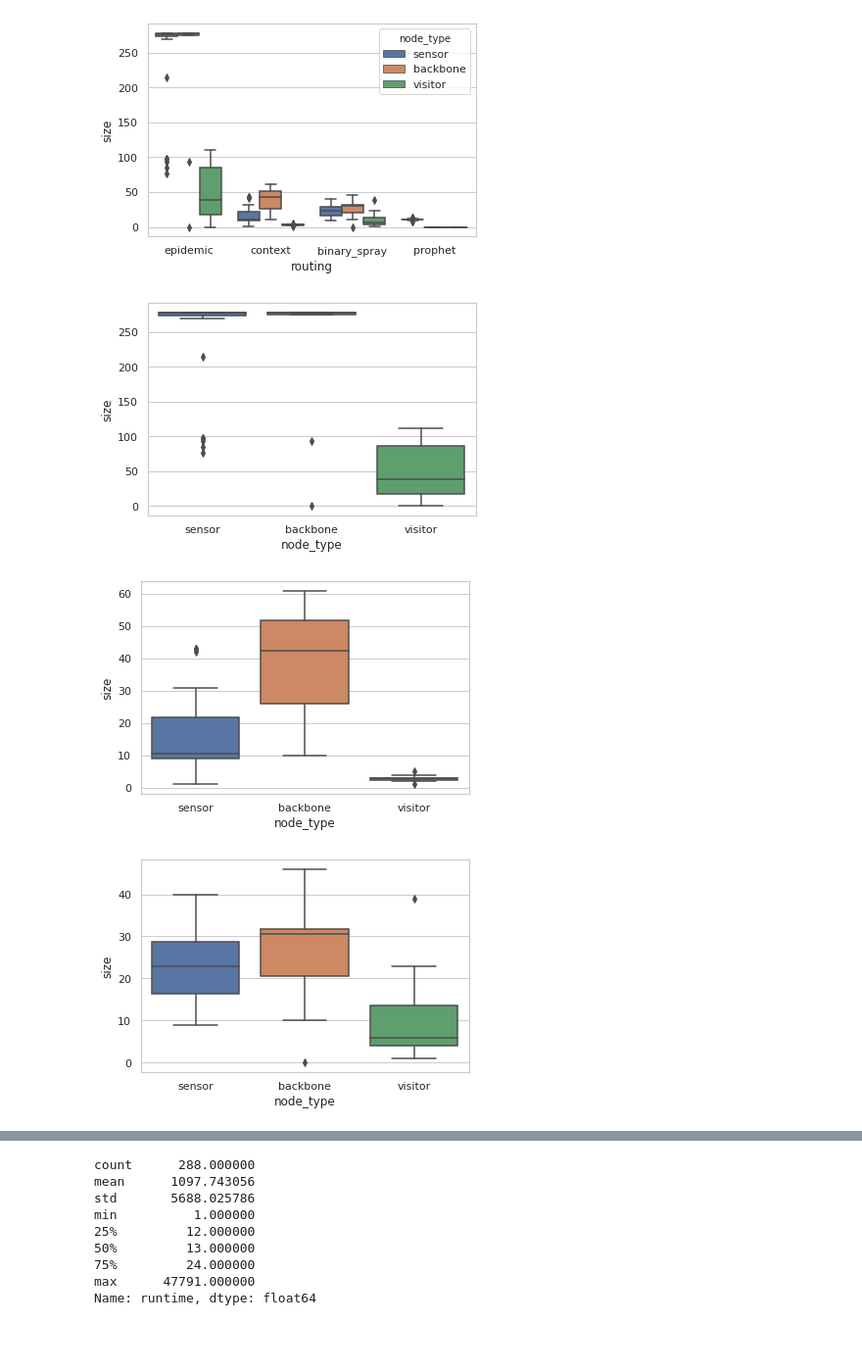
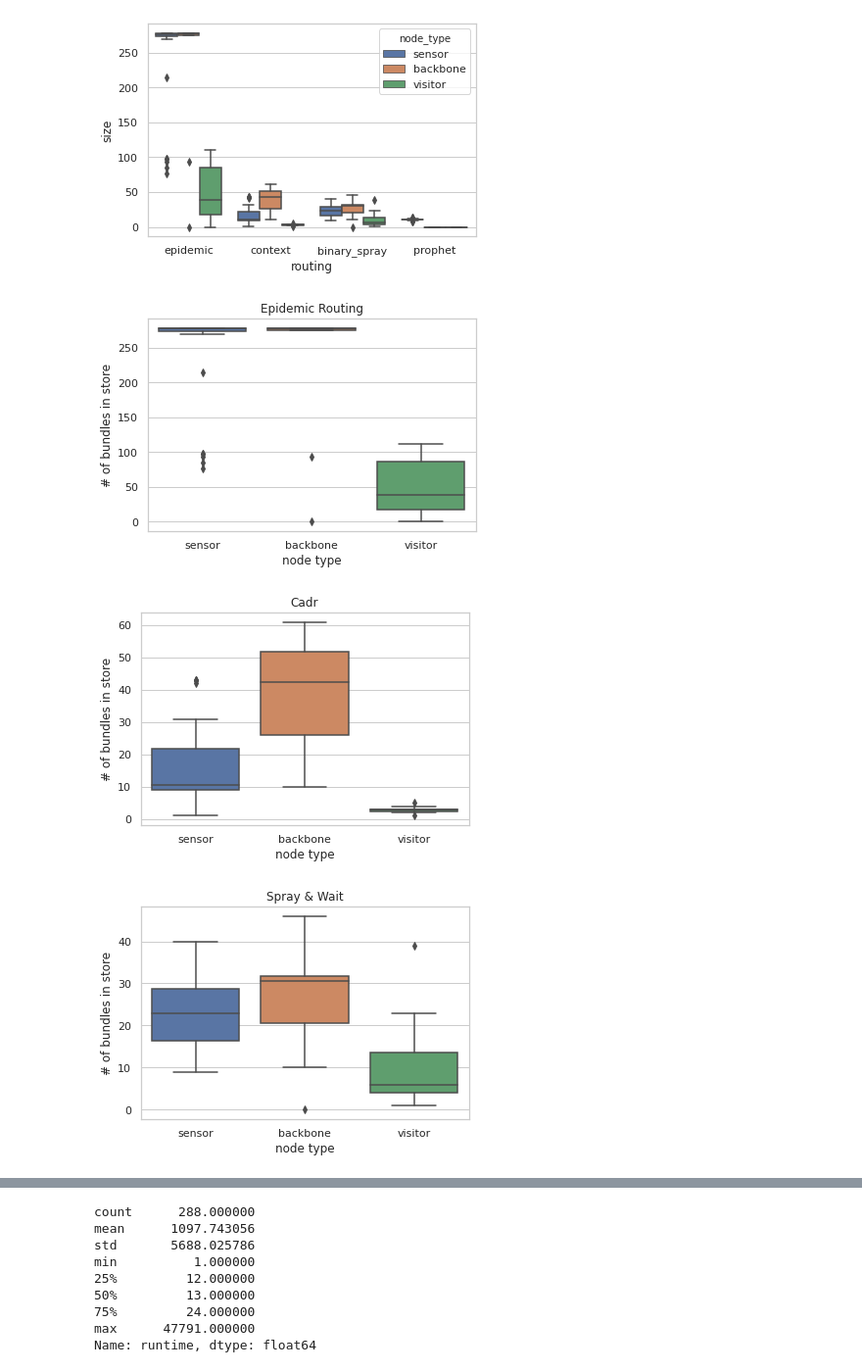
Before and after one commit to umr-ds/progdtn-evaluation, a Jupyter notebook: evaluation/evaluation.ipynb, the cells around one changed output, grey strips where cells are left out. Shown at 98% size. Saved outputs shown, nothing was run; the diff lists cells and outputs as text; code cells hidden in the pictures; blank space fills up the shorter version.

```diff
--- a/evaluation/evaluation.ipynb
+++ b/evaluation/evaluation.ipynb
@@ -104,21 +106,27 @@ bp = sns.boxplot(x="routing", y="size", hue="node_type", data=final_sizes_combin
 # %%
 # plot store sizes of node types for epidemic
 sns.set(style="whitegrid")
 bp = sns.boxplot(x="node_type", y="size", data=final_sizes_epidemic)
+bp.set(xlabel="node type", ylabel="# of bundles in store", title="Epidemic Routing")
+bp.figure.savefig("figures/size_boxplot_epidemic.pdf", format="pdf")
 # %% [output]
-[figure, old version]
+[figure, new version]
 # %%
 # plot store sizes of node types for context
 sns.set(style="whitegrid")
 bp = sns.boxplot(x="node_type", y="size", data=final_sizes_context)
+bp.set(xlabel="node type", ylabel="# of bundles in store", title="Cadr")
+bp.figure.savefig("figures/size_boxplot_context.pdf", format="pdf")
 # %% [output]
-[figure, old version]
+[figure, new version]
 # %%
 # plot store sizes of node types for binary_spray
 sns.set(style="whitegrid")
 bp = sns.boxplot(x="node_type", y="size", data=final_sizes_spray)
+bp.set(xlabel="node type", ylabel="# of bundles in store", title="Spray & Wait")
+bp.figure.savefig("figures/size_boxplot_spray.pdf", format="pdf")
 # %% [output]
-[figure, old version]
+[figure, new version]
 # %%
 # plot store sizes of node types for prophet
 sns.set(style="whitegrid")
```
Also changed, not shown: parts of 18 cells of this notebook, 3 other files.
